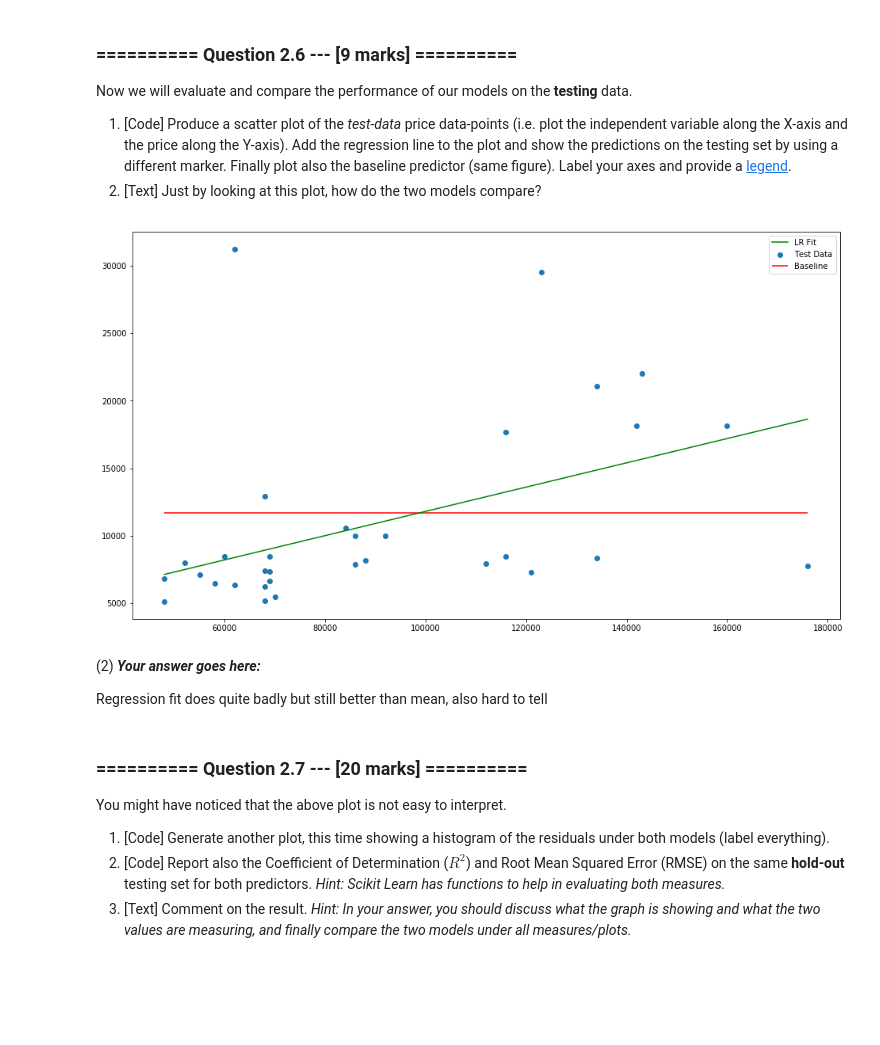
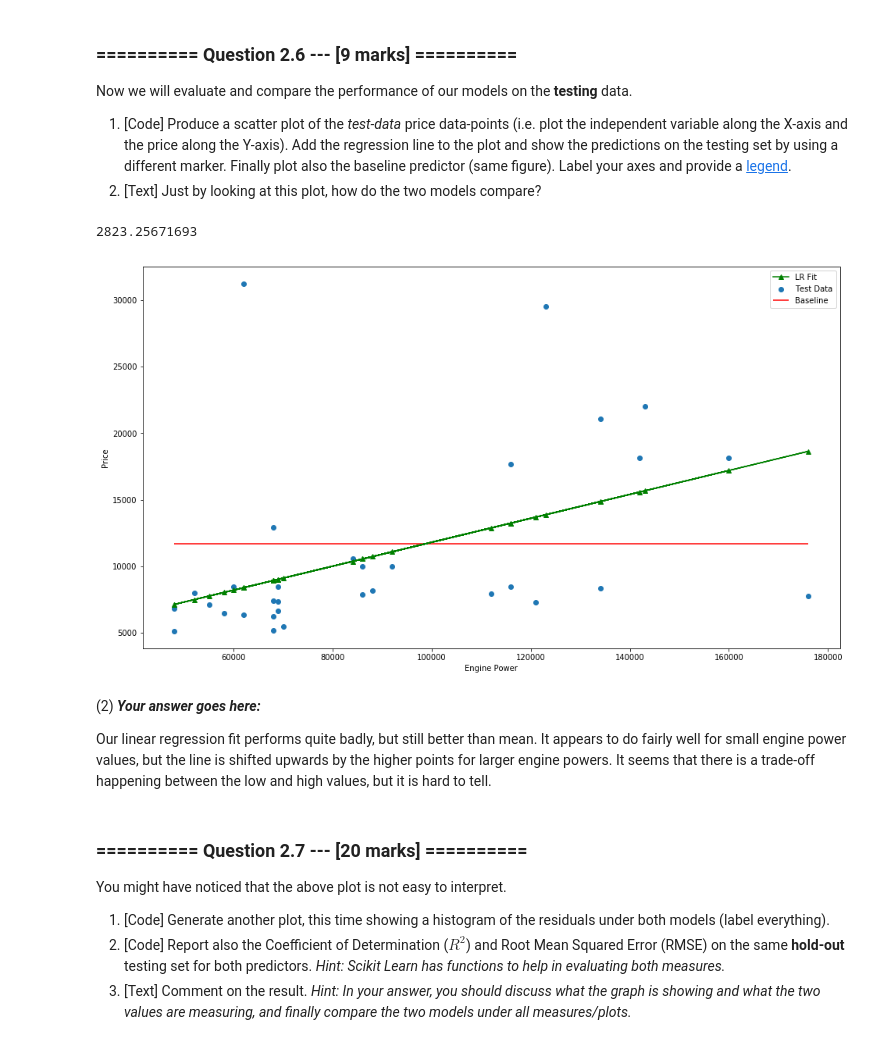
Before and after one commit to stuphys1729/IAML, a Jupyter notebook: Assignments/02_LinearRegression.ipynb, the cells around one changed output. Saved outputs shown, nothing was run; the diff lists cells and outputs as text; code cells hidden in the pictures; blank space fills up the shorter version.

```diff
--- a/Assignments/02_LinearRegression.ipynb
+++ b/Assignments/02_LinearRegression.ipynb
@@ -314,19 +318,21 @@ Now we will evaluate and compare the performance of our models on the **testing*
 # %%
 # (1) # Your Code goes here:
 # points of test data
 plt.scatter(X_test, y_test, label='Test Data')
 # y = mx + c of regression fit
-pltx = np.linspace(min(X_test), max(X_test))
-plt.plot(pltx, [lr.coef_[0]*x + lr.intercept_ for x in pltx], color='g', label='LR Fit')
+plt.plot(X_test, [x[0]*lr.coef_[0] + lr.intercept_ for x in X_test], color='g', label='LR Fit', marker='^')
 # flat line of training mean
 plt.hlines(auto_numeric['price'].mean(), min(X_test), max(X_test), color='r', label='Baseline')
+plt.xlabel('Engine Power')
+plt.ylabel('Price')
 plt.legend(loc='upper right');
 # %% [output]
+2823.25671693
-[figure, old version]
+[figure, new version]
-# %% [markdown]
-(2) ***Your answer goes here:***
-
-Regression fit does quite badly but still better than mean, also hard to tell
+# %% [markdown]
+(2) ***Your answer goes here:***
+
+Our linear regression fit performs quite badly, but still better than mean. It appears to do fairly well for small engine power values, but the line is shifted upwards by the higher points for larger engine powers. It seems that there is a trade-off happening between the low and high values, but it is hard to tell.
 # %% [markdown]
 ### ========== Question 2.7 --- [20 marks] ==========
 
```
Also changed, not shown: parts of 26 cells of this notebook.
